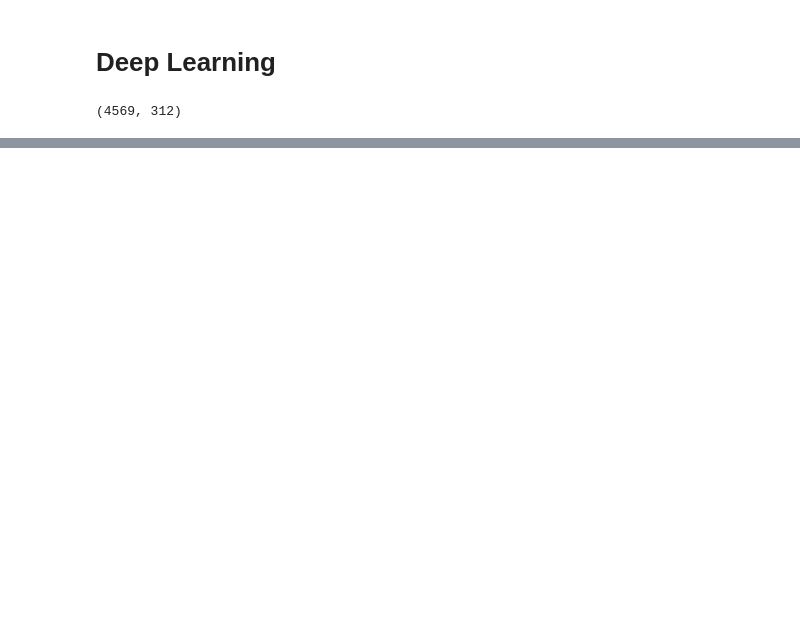
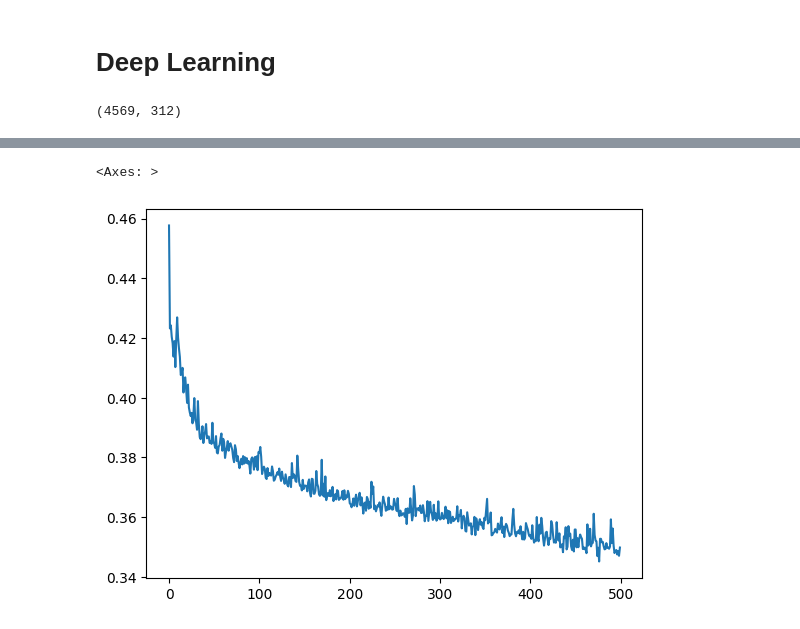
Before and after one commit to shahiryar/conflict-modelling, a Jupyter notebook: Conflict_Prediction.ipynb, the cells around one changed output, grey strips where cells are left out. Saved outputs shown, nothing was run; the diff lists cells and outputs as text; code cells hidden in the pictures; blank space fills up the shorter version.

```diff
--- a/Conflict_Prediction.ipynb
+++ b/Conflict_Prediction.ipynb
@@ -496,3 +482,8 @@ Epoch 5/5
+# %%
+sns.lineplot(history.history['loss'])
+# %% [output]
+<Axes: >
+[figure, added]
 # %%
 # Evaluate the deep_model on the test data using `evaluate`
 print("Evaluate on test data")
```
Also changed, not shown: parts of 32 cells of this notebook.
